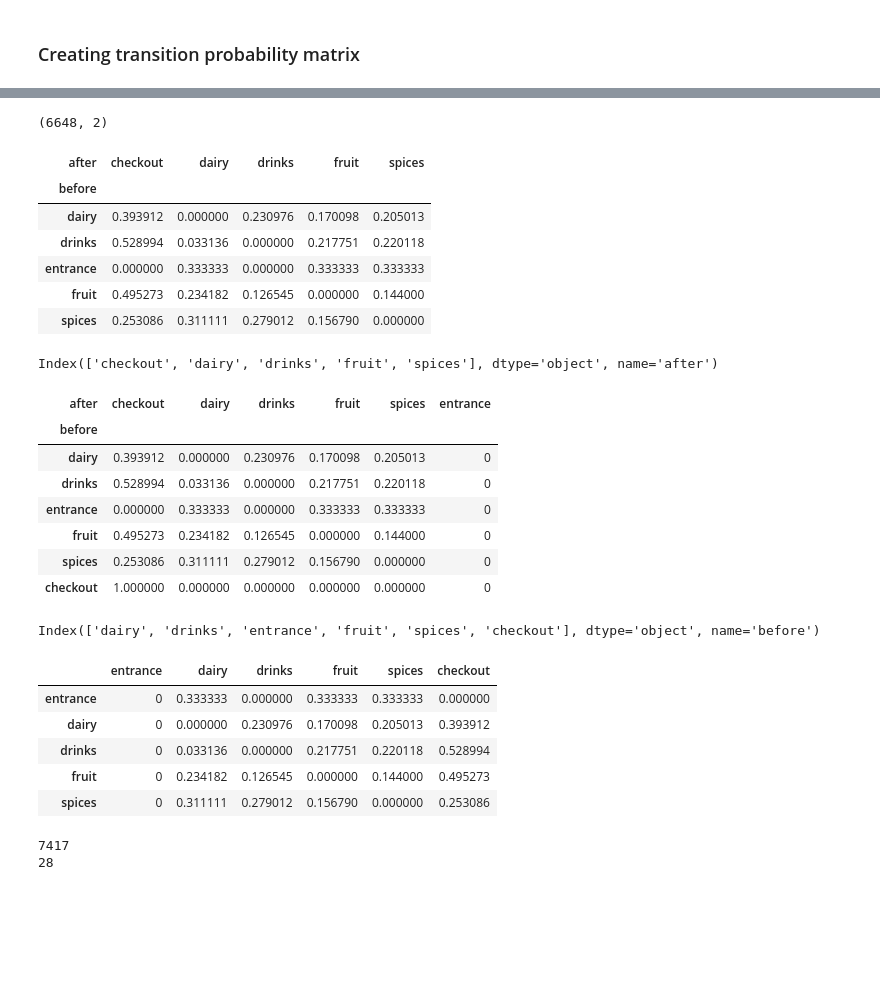
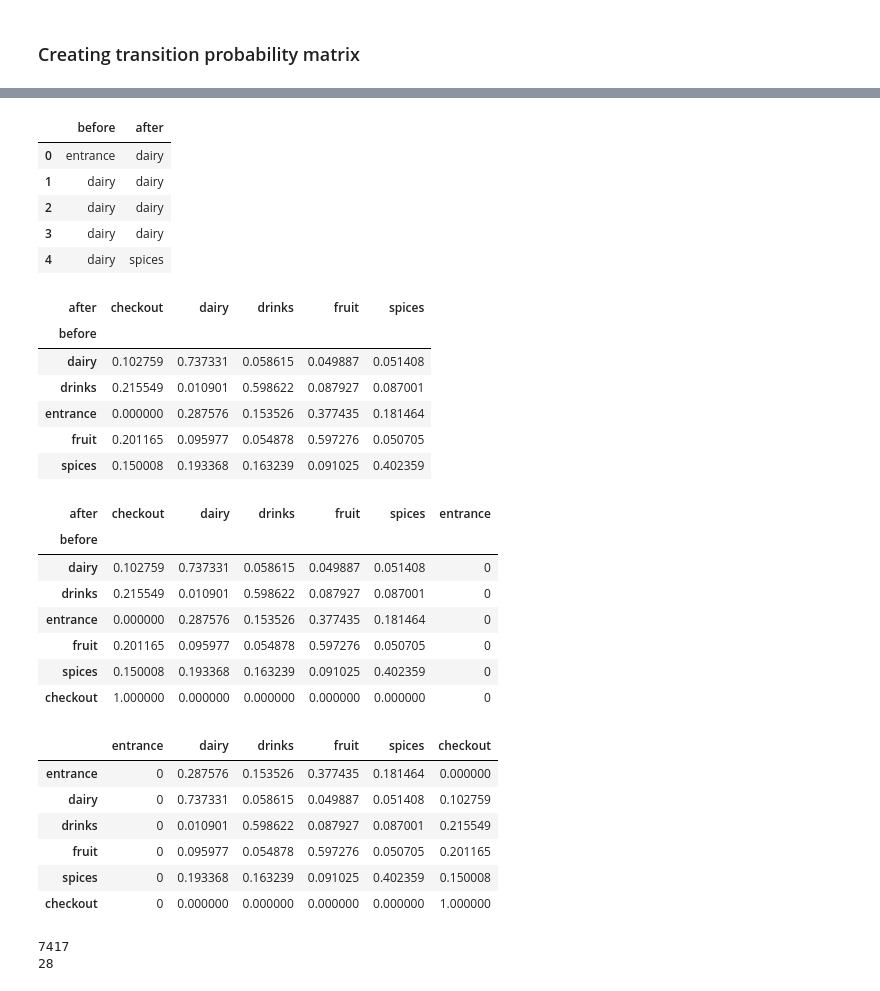
Before and after one commit to Jamsheeda-K/J3L, a Jupyter notebook: notebooks/jamsheeda/doodl_project.ipynb, the cells around one changed output, grey strips where cells are left out. Saved outputs shown, nothing was run; the diff lists cells and outputs as text; code cells hidden in the pictures; blank space fills up the shorter version.

Commit message:
corrected creating transition matrix

```diff
--- a/notebooks/jamsheeda/doodl_project.ipynb
+++ b/notebooks/jamsheeda/doodl_project.ipynb
@@ -5,7 +5,7 @@ import seaborn as sns
 import os
 import numpy as np
 # %%
-directory_in_str = "./data/"
+directory_in_str = "./data/supermarket/"
 directory = os.fsencode(directory_in_str)
 data = []
 for filename in os.listdir(directory):
@@ -237,0 +228,7 @@ revenue_df.head()
+# %%
+#Resampling to reflect the time spent in each section
+new_df= df.groupby(['customer_no','week_day'])['location'].resample('1T').ffill()
+# %%
+#Transforming the dataframe for better implementation
+transformed_df = new_df.reset_index().groupby(['customer_no','week_day'])[['timestamp','location']].agg(lambda x:list(x))
+transformed_df
@@ -238,19 +250,19 @@ revenue_df.head()
 # %%
-df_index =0
-for i in revenue_df.iterrows():
+#creating transition matrix with before and after states
+transition_df=pd.DataFrame(columns=['before','after'])
+index = 0
+for i in transformed_df.iterrows():
     customer_no = i[0][0]
     week_day = i[0][1]
     time_stamp = i[1][0]
     sections = i[1][1]
-    #print(sections)
     sections.insert(0,'entrance')
-    time_stamp.insert(0,time_stamp[0])
-    #print(sections)
-    #print(time_stamp)
+    entrance_time = pd.to_datetime(time_stamp[0]) + pd.to_timedelta(-1, unit='m')
+    time_stamp.insert(0,entrance_time)
     for j in range(len(sections)):
         if (j+1)<len(sections):
-            transition_df.loc[time_stamp[j]]=(sections[j],sections[j+1])
-            df_index += 1
+            transition_df.loc[index]=(sections[j],sections[j+1])
+            index += 1
 # %%
 transition_df.shape
 # %% [output]
@@ -258,23 +270,23 @@ transition_df.shape
-# %%
-resampled_df = transition_df.resample('1T').ffill()
-resampled_df.shape
-# %% [output]
-(6648, 2)
+# %%
+transition_df.head()
+# %% [output]
+|  | before | after |
+| 0 | entrance | dairy |
+| 1 | dairy | dairy |
+| 2 | dairy | dairy |
+| 3 | dairy | dairy |
+| 4 | dairy | spices |
 # %%
 transition_probability_matrix = pd.crosstab(transition_df['before'], transition_df['after'], normalize=0)
 transition_probability_matrix
 # %% [output]
 | after | checkout | dairy | drinks | fruit | spices |
 | before |  |  |  |  |  |
-| dairy | 0.393912 | 0.000000 | 0.230976 | 0.170098 | 0.205013 |
-| drinks | 0.528994 | 0.033136 | 0.000000 | 0.217751 | 0.220118 |
-| entrance | 0.000000 | 0.333333 | 0.000000 | 0.333333 | 0.333333 |
-| fruit | 0.495273 | 0.234182 | 0.126545 | 0.000000 | 0.144000 |
-| spices | 0.253086 | 0.311111 | 0.279012 | 0.156790 | 0.000000 |
+| dairy | 0.102759 | 0.737331 | 0.058615 | 0.049887 | 0.051408 |
+| drinks | 0.215549 | 0.010901 | 0.598622 | 0.087927 | 0.087001 |
+| entrance | 0.000000 | 0.287576 | 0.153526 | 0.377435 | 0.181464 |
+| fruit | 0.201165 | 0.095977 | 0.054878 | 0.597276 | 0.050705 |
+| spices | 0.150008 | 0.193368 | 0.163239 | 0.091025 | 0.402359 |
-# %%
-transition_probability_matrix.columns
-# %% [output]
-Index(['checkout', 'dairy', 'drinks', 'fruit', 'spices'], dtype='object', name='after')
 # %%
 transition_probability_matrix['entrance']=[0,0,0,0,0]
 transition_probability_matrix.loc['checkout'] = [1,0,0,0,0,0]
@@ -283,27 +295,24 @@ transition_probability_matrix
 # %% [output]
 | after | checkout | dairy | drinks | fruit | spices | entrance |
 | before |  |  |  |  |  |  |
-| dairy | 0.393912 | 0.000000 | 0.230976 | 0.170098 | 0.205013 | 0 |
-| drinks | 0.528994 | 0.033136 | 0.000000 | 0.217751 | 0.220118 | 0 |
-| entrance | 0.000000 | 0.333333 | 0.000000 | 0.333333 | 0.333333 | 0 |
-| fruit | 0.495273 | 0.234182 | 0.126545 | 0.000000 | 0.144000 | 0 |
-| spices | 0.253086 | 0.311111 | 0.279012 | 0.156790 | 0.000000 | 0 |
+| dairy | 0.102759 | 0.737331 | 0.058615 | 0.049887 | 0.051408 | 0 |
+| drinks | 0.215549 | 0.010901 | 0.598622 | 0.087927 | 0.087001 | 0 |
+| entrance | 0.000000 | 0.287576 | 0.153526 | 0.377435 | 0.181464 | 0 |
+| fruit | 0.201165 | 0.095977 | 0.054878 | 0.597276 | 0.050705 | 0 |
+| spices | 0.150008 | 0.193368 | 0.163239 | 0.091025 | 0.402359 | 0 |
 | checkout | 1.000000 | 0.000000 | 0.000000 | 0.000000 | 0.000000 | 0 |
-# %%
-transition_probability_matrix.index
-# %% [output]
-Index(['dairy', 'drinks', 'entrance', 'fruit', 'spices', 'checkout'], dtype='object', name='before')
 # %%
 transition_probability_matrix = pd.DataFrame(transition_probability_matrix,columns=['entrance','dairy','drinks','fruit','spices','checkout'],index=['entrance','dairy','drinks','fruit','spices','checkout'])
 # %%
-transition_probability_matrix.head()
+transition_probability_matrix
 # %% [output]
 |  | entrance | dairy | drinks | fruit | spices | checkout |
-| entrance | 0 | 0.333333 | 0.000000 | 0.333333 | 0.333333 | 0.000000 |
-| dairy | 0 | 0.000000 | 0.230976 | 0.170098 | 0.205013 | 0.393912 |
-| drinks | 0 | 0.033136 | 0.000000 | 0.217751 | 0.220118 | 0.528994 |
-| fruit | 0 | 0.234182 | 0.126545 | 0.000000 | 0.144000 | 0.495273 |
-| spices | 0 | 0.311111 | 0.279012 | 0.156790 | 0.000000 | 0.253086 |
+| entrance | 0 | 0.287576 | 0.153526 | 0.377435 | 0.181464 | 0.000000 |
+| dairy | 0 | 0.737331 | 0.058615 | 0.049887 | 0.051408 | 0.102759 |
+| drinks | 0 | 0.010901 | 0.598622 | 0.087927 | 0.087001 | 0.215549 |
+| fruit | 0 | 0.095977 | 0.054878 | 0.597276 | 0.050705 | 0.201165 |
+| spices | 0 | 0.193368 | 0.163239 | 0.091025 | 0.402359 | 0.150008 |
+| checkout | 0 | 0.000000 | 0.000000 | 0.000000 | 0.000000 | 1.000000 |
 # %%
 assert all(transition_probability_matrix.sum(axis=1) > 0.999)
 # %%
```
Also changed, not shown: parts of 4 cells of this notebook, 4 other files.
